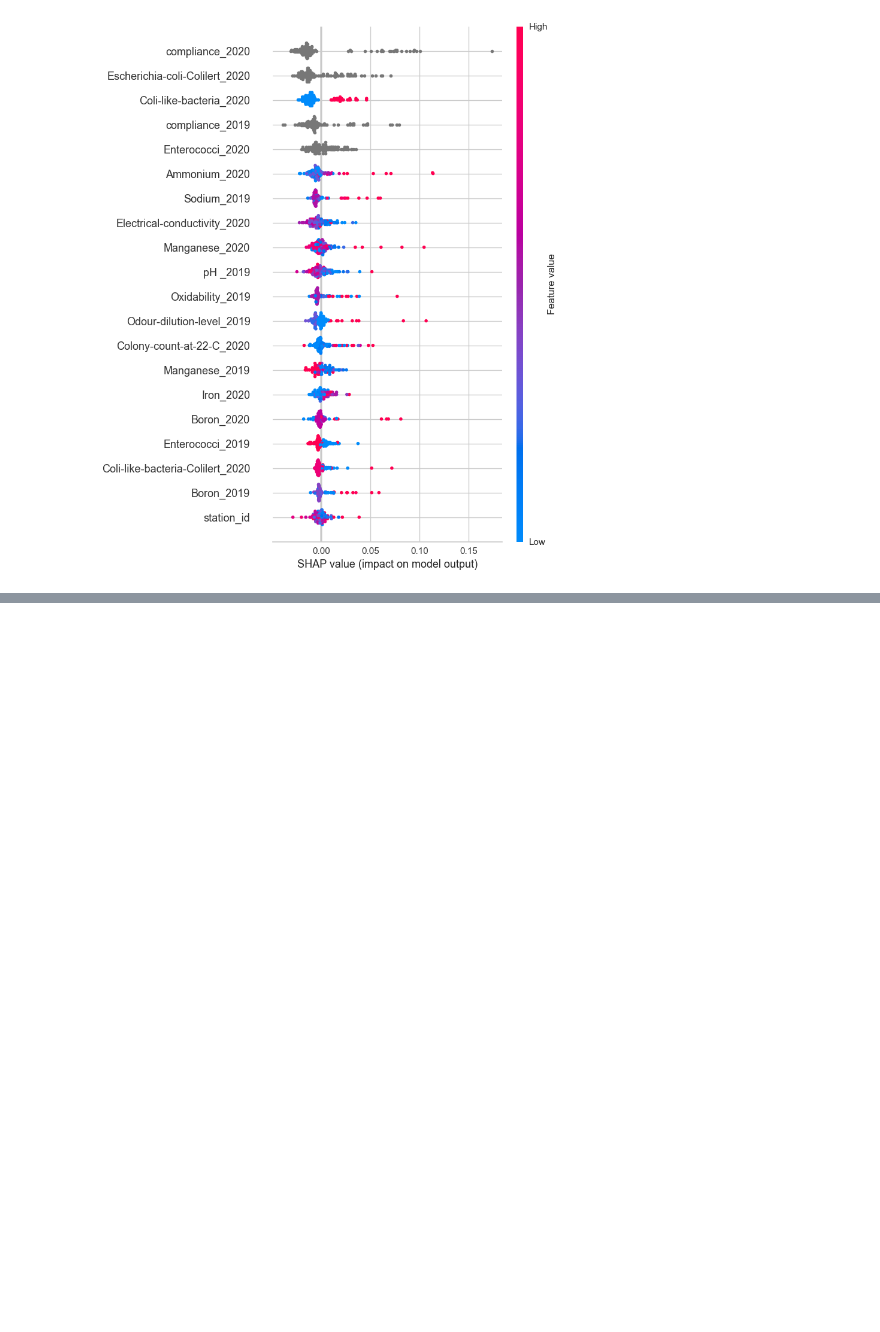
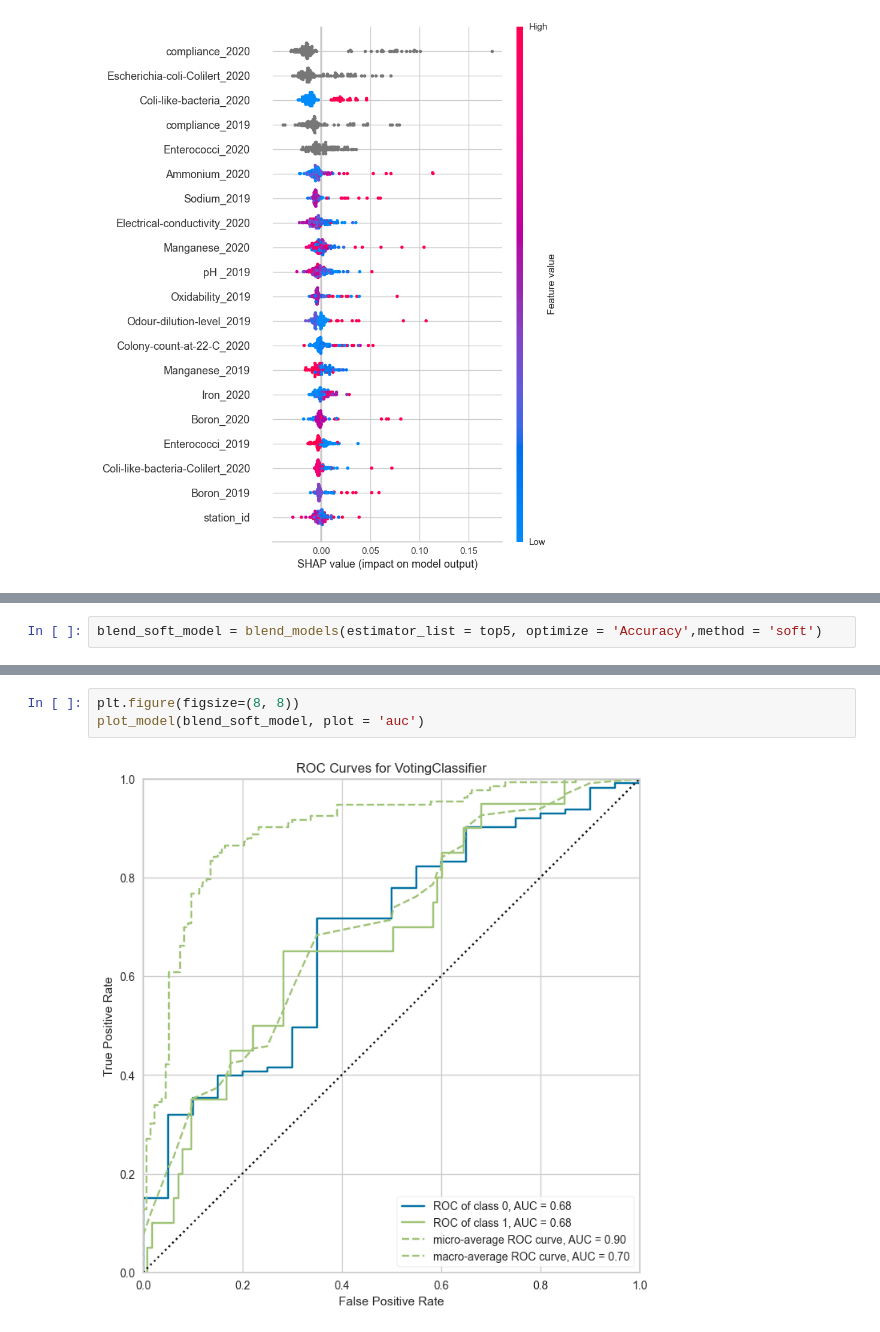
Before and after one commit to katesedykh/ML2022-Drinking-Water-Quality, a Jupyter notebook: drinking-water-quality.ipynb, the cells around one changed output, grey strips where cells are left out. Cells and saved outputs as stored; diff of their text form; blank space fills up the shorter version.

Commit message:
add blending

```diff
--- a/drinking-water-quality.ipynb
+++ b/drinking-water-quality.ipynb
@@ -409,0 +412,2 @@ interpret_model(et)
+# %%
+blend_soft_model = blend_models(estimator_list = top5, optimize = 'Accuracy',method = 'soft')
@@ -409,0 +429,5 @@ interpret_model(et)
+# %%
+plt.figure(figsize=(8, 8))
+plot_model(blend_soft_model, plot = 'auc')
+# %% [output]
+[figure, added]
```
Also changed, not shown: parts of 21 cells of this notebook.
